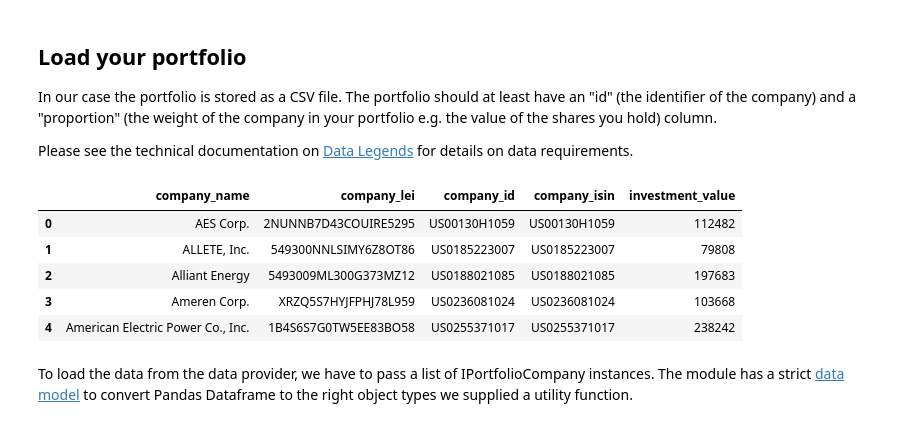
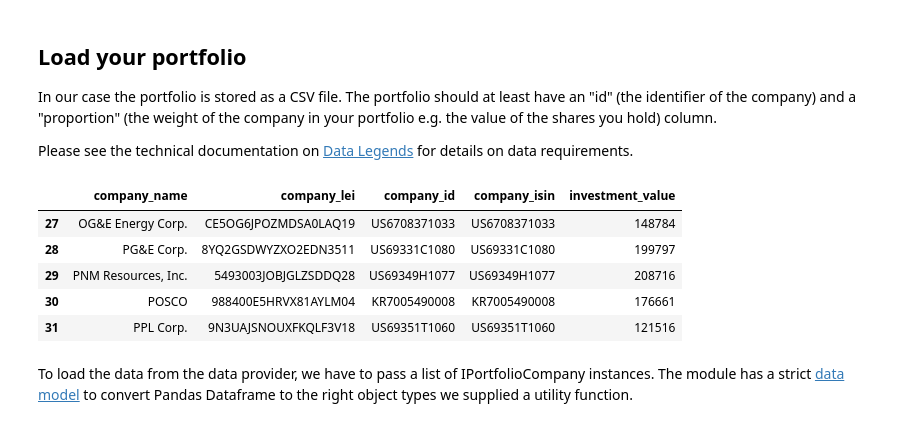
Before and after one commit to os-climate/ITR, a Jupyter notebook: examples/quick_template_score_calc.ipynb, the cells around one changed output. Drawn from its saved outputs; the diff is of its cells as text; code cells hidden in the pictures.

```diff
--- a/examples/quick_template_score_calc.ipynb
+++ b/examples/quick_template_score_calc.ipynb
@@ -80,16 +80,16 @@ Please see the technical documentation on [Data Legends](https://ofbdabv.github.
 # %%
 # df_portfolio = pd.read_csv("data/example_portfolio.csv", encoding="iso-8859-1", sep=';')
 
 # df_portfolio.head(5)
 df_portfolio = pd.read_excel("data/20220215 ITR Tool Sample Data.xlsx", sheet_name="Portfolio")
-display(df_portfolio.head())
+display(df_portfolio.tail())
 # %% [output]
 |  | company_name | company_lei | company_id | company_isin | investment_value |
-| 0 | AES Corp. | 2NUNNB7D43COUIRE5295 | US00130H1059 | US00130H1059 | 112482 |
-| 1 | ALLETE, Inc. | 549300NNLSIMY6Z8OT86 | US0185223007 | US0185223007 | 79808 |
-| 2 | Alliant Energy | 5493009ML300G373MZ12 | US0188021085 | US0188021085 | 197683 |
-| 3 | Ameren Corp. | XRZQ5S7HYJFPHJ78L959 | US0236081024 | US0236081024 | 103668 |
-| 4 | American Electric Power Co., Inc. | 1B4S6S7G0TW5EE83BO58 | US0255371017 | US0255371017 | 238242 |
+| 27 | OG&E Energy Corp. | CE5OG6JPOZMDSA0LAQ19 | US6708371033 | US6708371033 | 148784 |
+| 28 | PG&E Corp. | 8YQ2GSDWYZXO2EDN3511 | US69331C1080 | US69331C1080 | 199797 |
+| 29 | PNM Resources, Inc. | 5493003JOBJGLZSDDQ28 | US69349H1077 | US69349H1077 | 208716 |
+| 30 | POSCO | 988400E5HRVX81AYLM04 | KR7005490008 | KR7005490008 | 176661 |
+| 31 | PPL Corp. | 9N3UAJSNOUXFKQLF3V18 | US69351T1060 | US69351T1060 | 121516 |
 # %% [markdown]
 To load the data from the data provider, we have to pass a list of IPortfolioCompany instances. The module has a strict [data model](https://ofbdabv.github.io/ITR/autoapi/ITR/interfaces/index.html) to convert Pandas Dataframe to the right object types we supplied a utility function.
 # %%
```
Also changed, not shown: parts of 5 cells of this notebook, 1 other file.
